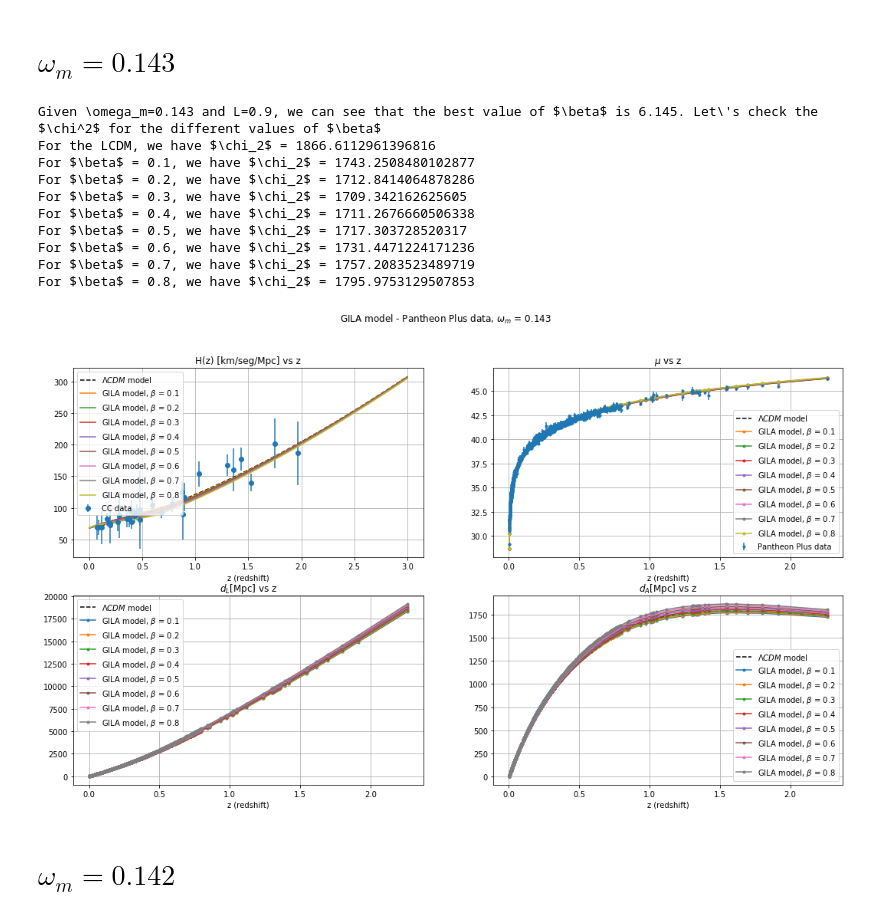
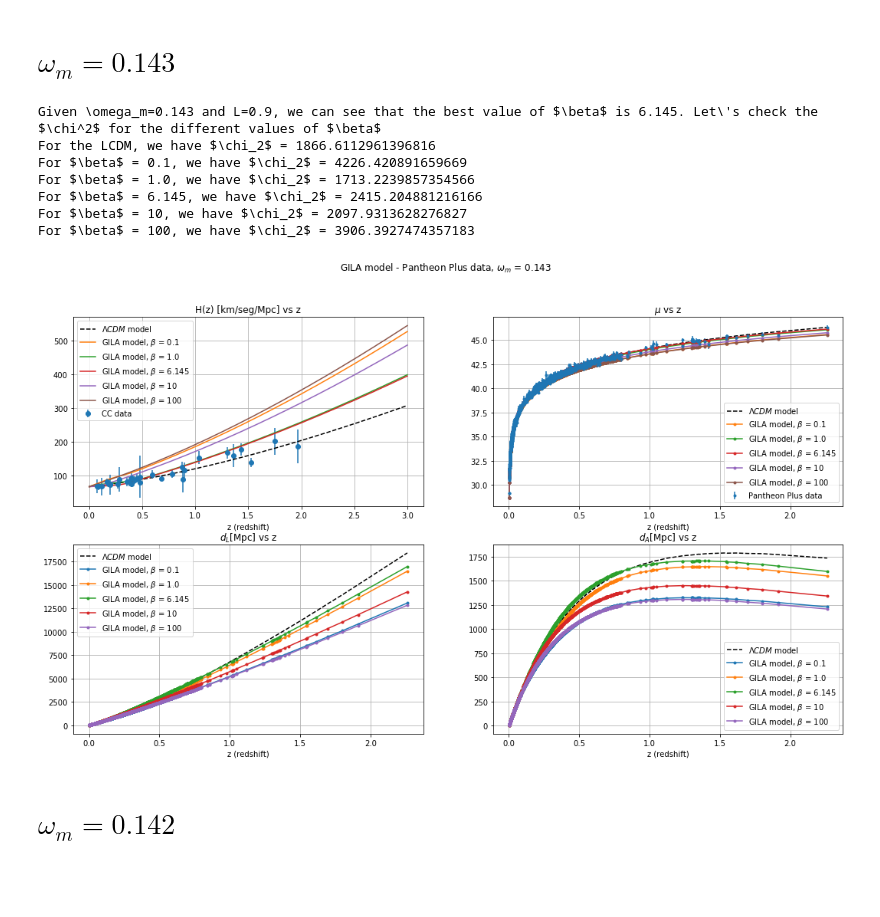
Before and after one commit to matiasleize/GC_MCMC, a Jupyter notebook: notebooks/test_integration_3.ipynb, the cells around one changed output. Saved outputs shown, nothing was run; the diff lists cells and outputs as text; code cells hidden in the pictures; blank space fills up the shorter version.

```diff
--- a/notebooks/test_integration_3.ipynb
+++ b/notebooks/test_integration_3.ipynb
@@ -93,10 +93,13 @@ def get_odes(z, Hubble, params_ode, lcdm=False):
     #kappa = 8 * np.pi * G_newton / 3
     kappa = 1
 
-    [lamb, L, b, L_bar, H_0, omega_m_0] = params_ode
+    [lamb, L, b, L_bar, H_0] = params_ode
+
+    F_H0 = F_H(H_0, [lamb, L, b, L_bar])
 
     omega_r_0 = 2.47e-5
-    #omega_r_0 = 4.18e-5 #2.47e-5
+    omega_m_0 = F_H0 / (100**2) - omega_r_0
+
     rho_m_0 = 100**2 * omega_m_0 / kappa
     rho_r_0 = 100**2 * omega_r_0 / kappa
 
@@ -120,9 +123,9 @@ def integrator_GILA(physical_params, num_z_points=int(10**5),
 
     t1 = time.time()
 
-    L_bar, beta, H0, omega_m = physical_params
+    L_bar, beta, H0 = physical_params
     zs_int = np.linspace(initial_z, final_z, num_z_points)
-    ode_params = [0, 1e-27/H0, beta, L_bar/H0, H0, omega_m]
+    ode_params = [0, 1e-27/H0, beta, L_bar/H0, H0]
     sol = solve_ivp(system_equations, (initial_z,final_z),
                     [H0], t_eval=zs_int, args = [ode_params],
                     rtol=rtol, atol=atol, method=method)
@@ -220,7 +223,7 @@ zs_lcdm = np.linspace(0,3,int(1e5))
 H_0 = 68
 
 # GILA parameters
-L_bar = 0.9 #in units of H0
+L_bar = 0.90 #in units of H0
 
 #Supernovae data
 Mabs = -19.37
@@ -257,45 +260,42 @@ axs[1,0].plot(zhd, d_L_lcdm, 'k--',label=r'$\Lambda CDM$ model')
 axs[1,1].plot(zhd, d_A_lcdm, 'k--',label=r'$\Lambda CDM$ model')
 
 print(r'Given \omega_m=0.143 and L=0.9, we can see that the best value of $\beta$ is 6.145. Let\'s check the $\chi^2$ for the different values of $\beta$')
 print(r'For the LCDM, we have $\chi_2$ = {}'.format(chi2_lcdm))
 
-#for beta in([0.1, 1., 6.145, 10, 100]):
+for beta in([0.1, 1., 6.145, 10, 100]):
 #for beta in([1,2,3,4,5,6,7,8,9]):
-for beta in([0.1,0.2,0.3,0.4,0.5,0.6,0.7,0.8]):
-    physical_params = [L_bar, beta, H_0, omega_m]
+#for beta in([0.1,0.2,0.3,0.4,0.5,0.6,0.7,0.8]):
+    physical_params = [L_bar, beta, H_0]
     zs_model, Hs_model = integrator_GILA(physical_params, num_z_points=int(1e5), initial_z=0, final_z=3)
     Hs_interpolado = interp1d(zs_model, Hs_model)
     int_inv_Hs = cumtrapz(Hs_model**(-1), zs_model, initial=0)
     int_inv_Hs_interpolado = interp1d(zs_model, int_inv_Hs)
     dc_int =  c_light_km * int_inv_Hs_interpolado(zhd)
     d_L = (1 + zhel) * dc_int
     d_A = dc_int / (1 + zhel)
     muth = 25.0 + 5.0 * np.log10(d_L)
     chi2 = chi2_supernovae(muth, muobs, Cinv) + chi2_sin_cov(Hs_interpolado(zs_cc), Hs_cc, sigmas_cc**2)
     print(r'For $\beta$ = {}, we have $\chi_2$ = {}'.format(beta, chi2))
     axs[0,0].plot(zs_model, Hs_model,label=r'GILA model, $\beta$ = {}'.format(beta))
     axs[0,1].plot(zhd,muth,'.-',label=r'GILA model, $\beta$ = {}'.format(beta))
     axs[1,0].plot(zhd,d_L,'.-',label=r'GILA model, $\beta$ = {}'.format(beta))
     axs[1,1].plot(zhd,d_A,'.-',label=r'GILA model, $\beta$ = {}'.format(beta))
 
     #axs[0,0].set_xlim(0,0.5)
 
 for ax in axs.reshape(-1):
   ax.grid()
   ax.set_xlabel('z (redshift)')
   ax.legend()
 # %% [output]
 Given \omega_m=0.143 and L=0.9, we can see that the best value of $\beta$ is 6.145. Let\'s check the $\chi^2$ for the different values of $\beta$
 For the LCDM, we have $\chi_2$ = 1866.6112961396816
-For $\beta$ = 0.1, we have $\chi_2$ = 1743.2508480102877
-For $\beta$ = 0.2, we have $\chi_2$ = 1712.8414064878286
-For $\beta$ = 0.3, we have $\chi_2$ = 1709.342162625605
-For $\beta$ = 0.4, we have $\chi_2$ = 1711.2676660506338
-For $\beta$ = 0.5, we have $\chi_2$ = 1717.303728520317
-For $\beta$ = 0.6, we have $\chi_2$ = 1731.4471224171236
-For $\beta$ = 0.7, we have $\chi_2$ = 1757.2083523489719
-For $\beta$ = 0.8, we have $\chi_2$ = 1795.9753129507853
+For $\beta$ = 0.1, we have $\chi_2$ = 4226.420891659669
+For $\beta$ = 1.0, we have $\chi_2$ = 1713.2239857354566
+For $\beta$ = 6.145, we have $\chi_2$ = 2415.204881216166
+For $\beta$ = 10, we have $\chi_2$ = 2097.9313628276827
+For $\beta$ = 100, we have $\chi_2$ = 3906.3927474357183
-[figure, old version]
+[figure, new version]
 # %% [markdown]
 # $\omega_m = 0.142$
 # %%
```
Also changed, not shown: parts of 1 cell of this notebook, 12 other files.
